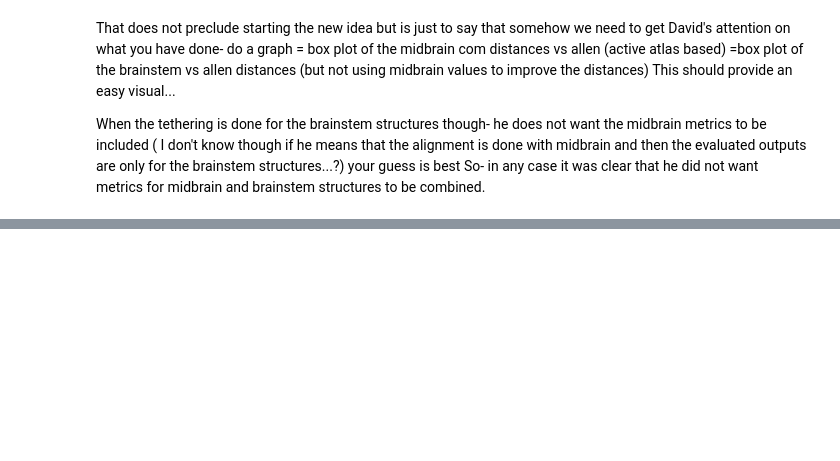
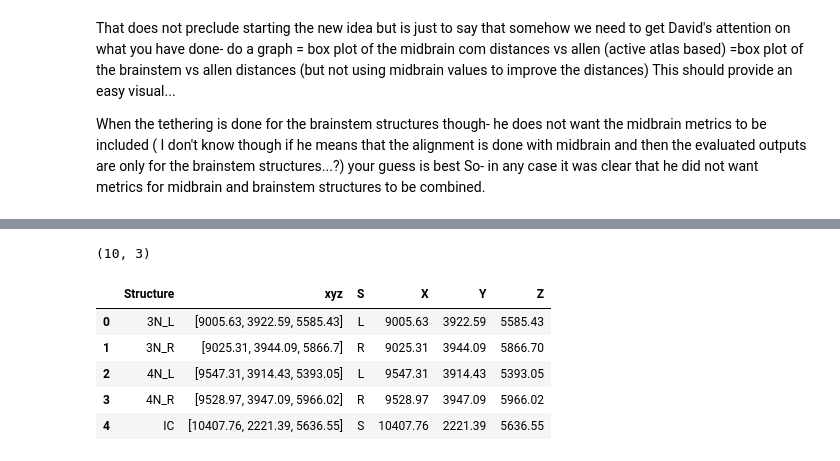
Before and after one commit to BrainSharer/pipeline, a Jupyter notebook: src/atlas/notebooks/landmark-registration-analytical.ipynb, the cells around one changed output, grey strips where cells are left out. Saved outputs shown, nothing was run; the diff lists cells and outputs as text; code cells hidden in the pictures; blank space fills up the shorter version.

```diff
--- a/src/atlas/notebooks/landmark-registration-analytical.ipynb
+++ b/src/atlas/notebooks/landmark-registration-analytical.ipynb
@@ -53,7 +53,14 @@ def plot_point_sets_3d(point_sets):
         'zaxis': {'range': (0, 456)},
     })
     return fig
-#528, 320, 456
+
+def label_left_right(row):
+    val = 'Singular'
+    if str(row['Structure']).endswith('L'):
+        val = 'Left'
+    if str(row['Structure']).endswith('R'):
+        val = 'Right'
+    return val
 # %%
 animal = 'Atlas'
 brain = BrainStructureManager(animal)
@@ -192,0 +186,4 @@ brain.midbrain_keys
+# %%
+allen_points.shape
+# %% [output]
+(10, 3)
@@ -192,0 +200,9 @@ brain.midbrain_keys
+# %%
+df_atlas.head()
+# %% [output]
+|  | Structure | xyz | S | X | Y | Z |
+| 0 | 3N_L | [9005.63, 3922.59, 5585.43] | L | 9005.63 | 3922.59 | 5585.43 |
+| 1 | 3N_R | [9025.31, 3944.09, 5866.7] | R | 9025.31 | 3944.09 | 5866.70 |
+| 2 | 4N_L | [9547.31, 3914.43, 5393.05] | L | 9547.31 | 3914.43 | 5393.05 |
+| 3 | 4N_R | [9528.97, 3947.09, 5966.02] | R | 9528.97 | 3947.09 | 5966.02 |
+| 4 | IC | [10407.76, 2221.39, 5636.55] | S | 10407.76 | 2221.39 | 5636.55 |
```
Also changed, not shown: parts of 15 cells of this notebook, 4 other files.
